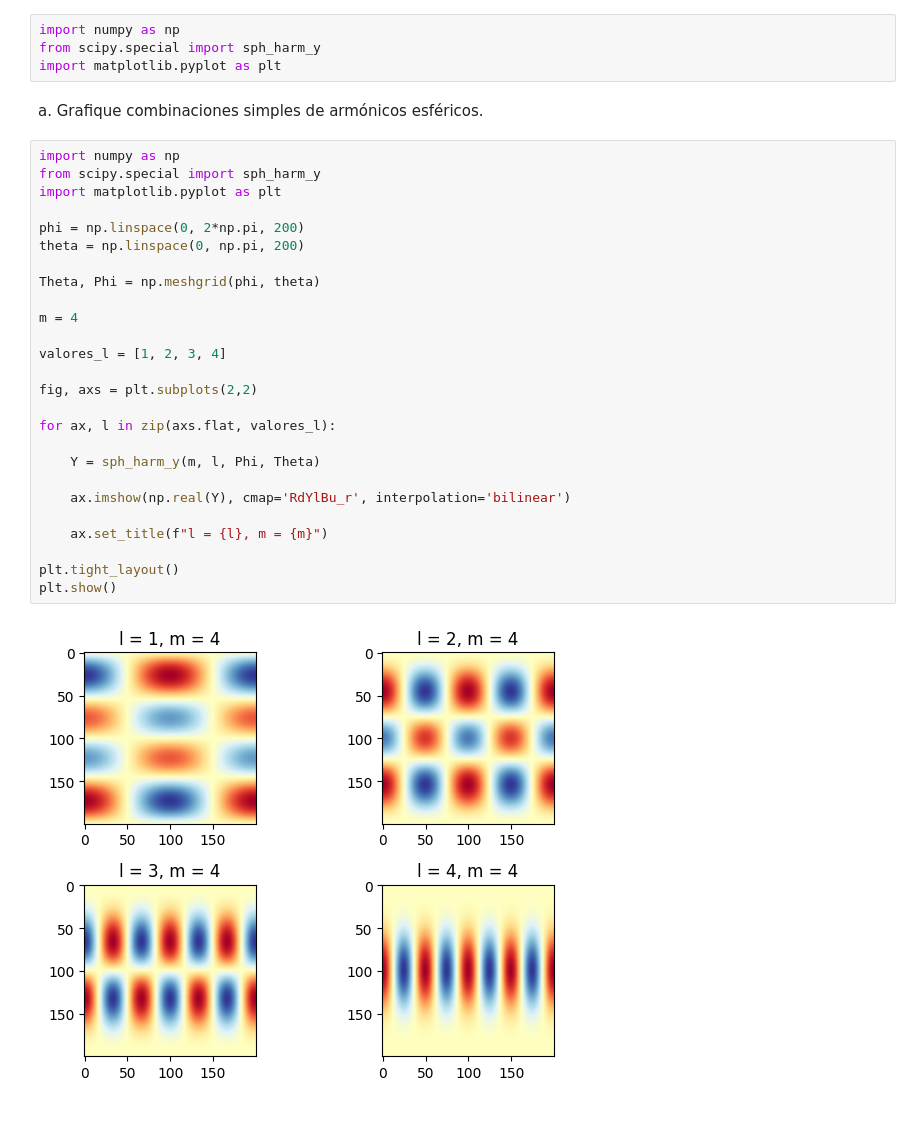
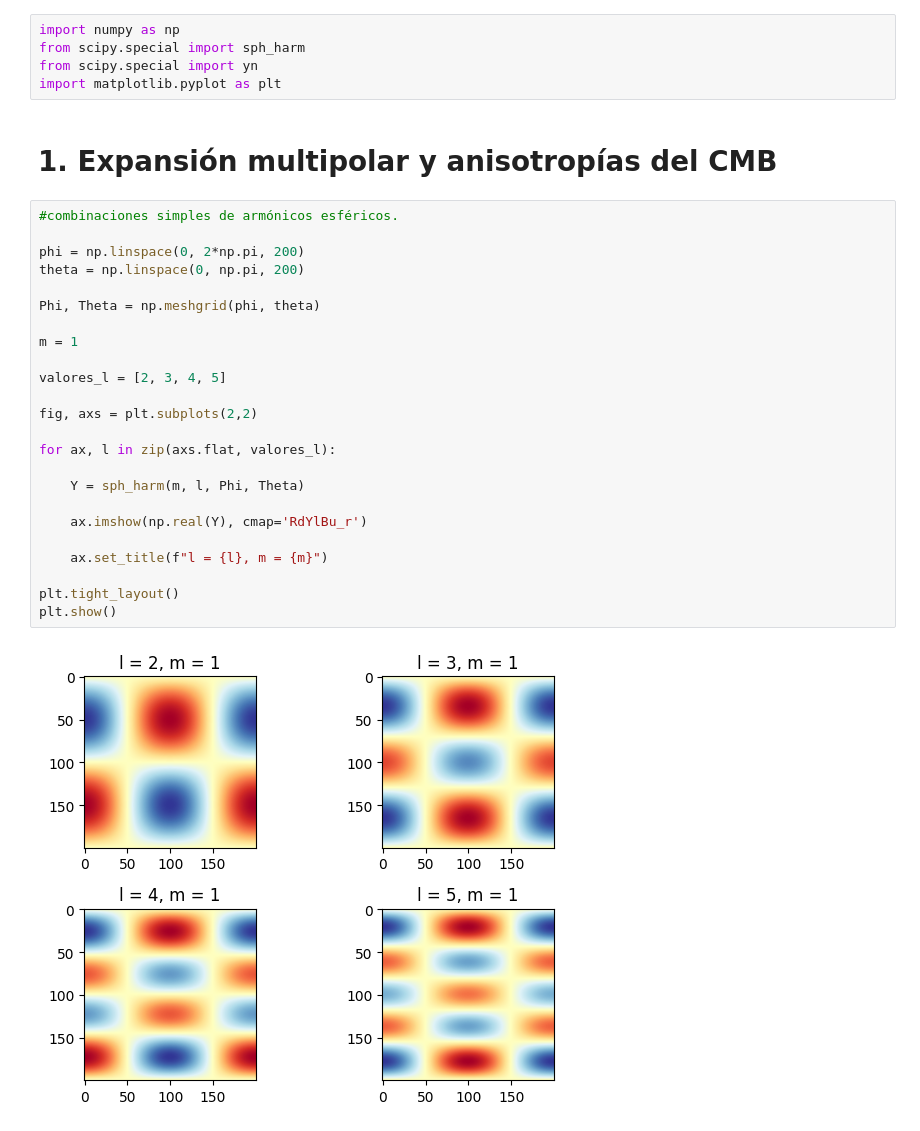
Before and after one commit to Emyfoton/Codigos_pregrado, a Jupyter notebook: Computacional_métodos.ipynb, the cells around one changed output. Saved outputs shown, nothing was run; the diff lists cells and outputs as text.

```diff
--- a/Computacional_métodos.ipynb
+++ b/Computacional_métodos.ipynb
@@ -2,36 +2,34 @@
 <a href="https://colab.research.google.com/github/Emyfoton/Codigos_pregrado/blob/main/Computacional_m%C3%A9todos.ipynb" target="_parent"><img src="https://colab.research.google.com/assets/colab-badge.svg" alt="Open In Colab"/></a>
 # %%
 import numpy as np
-from scipy.special import sph_harm_y
+from scipy.special import sph_harm
+from scipy.special import yn
 import matplotlib.pyplot as plt
-# %% [markdown]
-
-a. Grafique combinaciones simples de armónicos esféricos.
+# %% [markdown]
+# 1. Expansión multipolar y anisotropías del CMB
 # %%
-import numpy as np
-from scipy.special import sph_harm_y
-import matplotlib.pyplot as plt
+#combinaciones simples de armónicos esféricos.
 
 phi = np.linspace(0, 2*np.pi, 200)
 theta = np.linspace(0, np.pi, 200)
 
-Theta, Phi = np.meshgrid(phi, theta)
+Phi, Theta = np.meshgrid(phi, theta)
 
-m = 4
+m = 1
 
-valores_l = [1, 2, 3, 4]
+valores_l = [2, 3, 4, 5]
 
 fig, axs = plt.subplots(2,2)
 
 for ax, l in zip(axs.flat, valores_l):
 
-    Y = sph_harm_y(m, l, Phi, Theta)
+    Y = sph_harm(m, l, Phi, Theta)
 
-    ax.imshow(np.real(Y), cmap='RdYlBu_r', interpolation='bilinear')
+    ax.imshow(np.real(Y), cmap='RdYlBu_r')
 
     ax.set_title(f"l = {l}, m = {m}")
 
 plt.tight_layout()
 plt.show()
 # %% [output]
-[figure, old version]
+[figure, new version]
```
Also changed, not shown: parts of 2 cells of this notebook.
